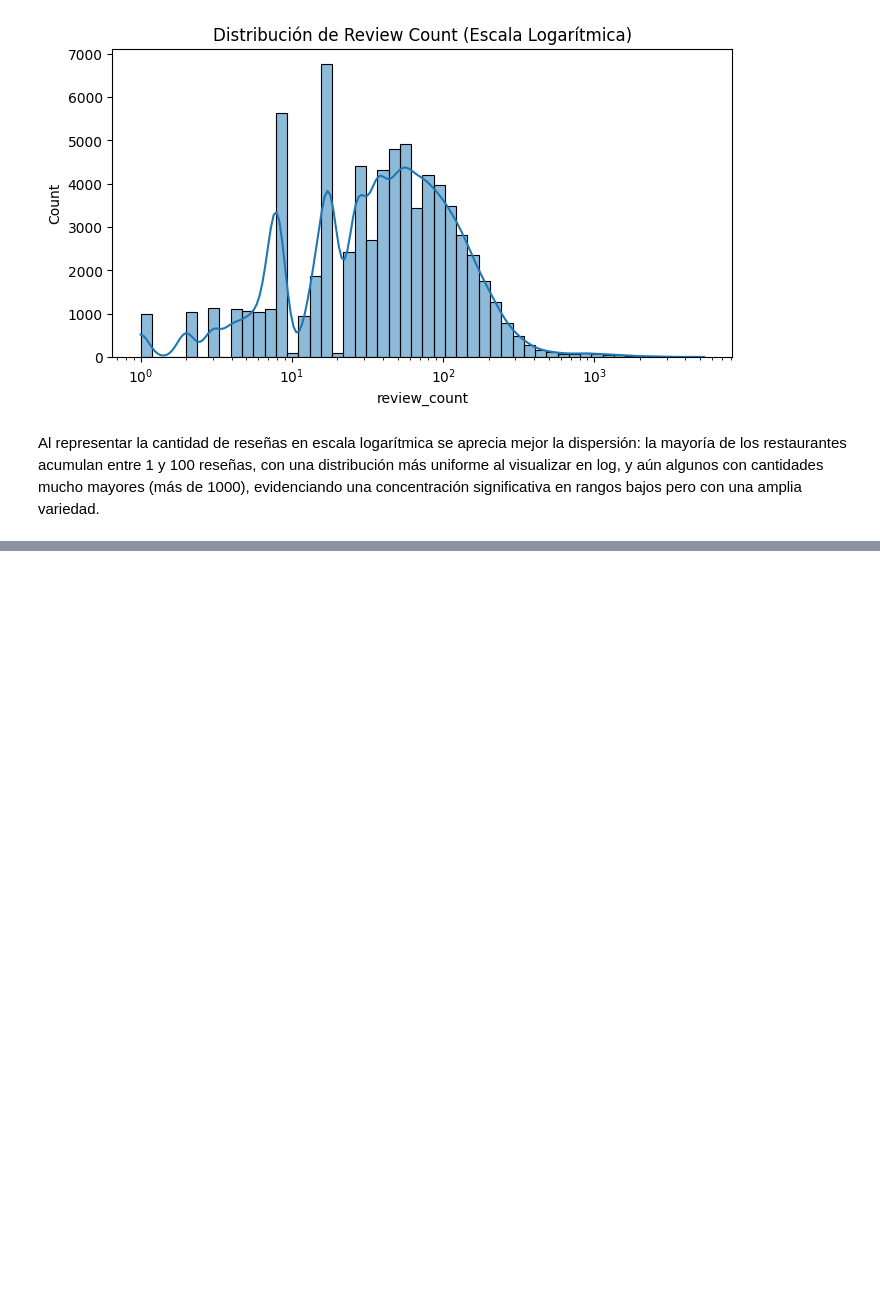
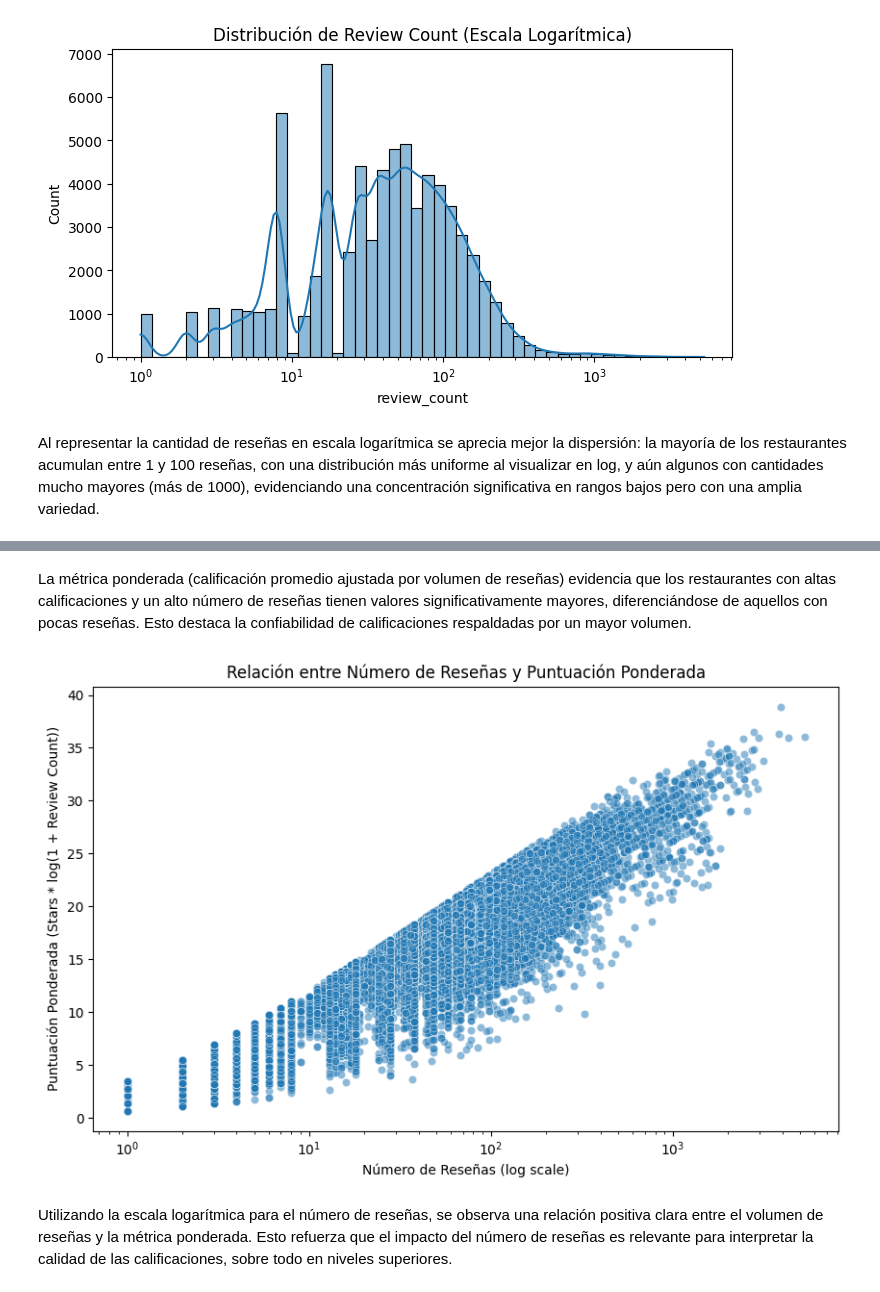
Before and after one commit to JosueMonte/restaurantguru, a Jupyter notebook: EDA/EDA_Google_MetaData.ipynb, the cells around one changed output, grey strips where cells are left out. Cells and saved outputs as stored; diff of their text form; code cells hidden in the pictures; blank space fills up the shorter version.

```diff
--- a/EDA/EDA_Google_MetaData.ipynb
+++ b/EDA/EDA_Google_MetaData.ipynb
@@ -281,0 +311,15 @@ Al representar la cantidad de reseñas en escala logarítmica se aprecia mejor l
+# %% [markdown]
+La métrica ponderada (calificación promedio ajustada por volumen de reseñas) evidencia que los restaurantes con altas calificaciones y un alto número de reseñas tienen valores significativamente mayores, diferenciándose de aquellos con pocas reseñas. Esto destaca la confiabilidad de calificaciones respaldadas por un mayor volumen.
+# %%
+# 2. Gráfico combinado: Métrica ponderada vs Número de reseñas
+plt.figure(figsize=(10, 6))
+sns.scatterplot(data=df_completo, x='review_count', y='weighted_score', alpha=0.5)
+plt.xscale('log')  # Escala logarítmica para el número de reseñas
+plt.title('Relación entre Número de Reseñas y Puntuación Ponderada')
+plt.xlabel('Número de Reseñas (log scale)')
+plt.ylabel('Puntuación Ponderada (Stars * log(1 + Review Count))')
+plt.show()
+# %% [output]
+[figure, added]
+# %% [markdown]
+Utilizando la escala logarítmica para el número de reseñas, se observa una relación positiva clara entre el volumen de reseñas y la métrica ponderada. Esto refuerza que el impacto del número de reseñas es relevante para interpretar la calidad de las calificaciones, sobre todo en niveles superiores.
```
Also changed, not shown: parts of 4 cells of this notebook, 2 other files.
